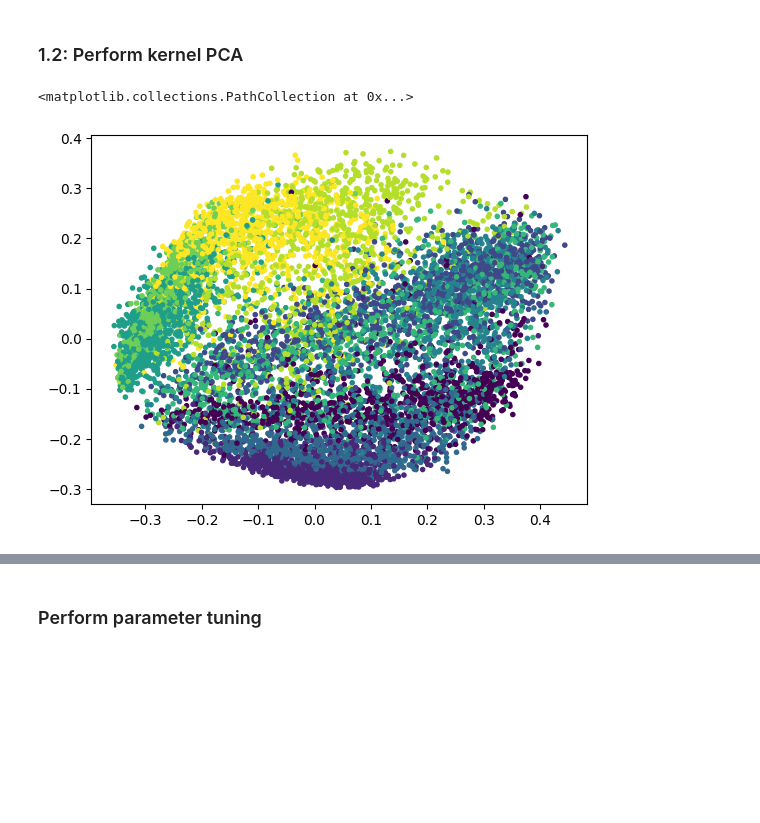
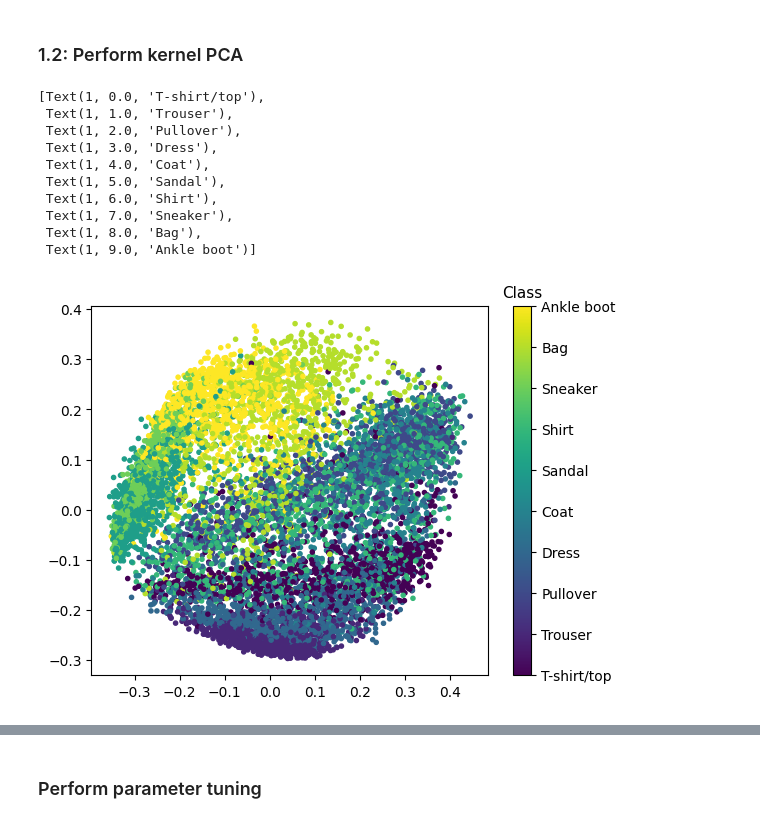
Before and after one commit to LisaDaVinchie/adv-ml_challenge1, a Jupyter notebook: AdvML_Challenge1_v1.ipynb, the cells around one changed output, grey strips where cells are left out. Saved outputs shown, nothing was run; the diff lists cells and outputs as text; code cells hidden in the pictures; blank space fills up the shorter version.

```diff
--- a/AdvML_Challenge1_v1.ipynb
+++ b/AdvML_Challenge1_v1.ipynb
@@ -208,10 +227,23 @@ data_pca_rbf = kernel_pca.fit_transform(train_subset_scaled)
 
 # save_data(data_pca_rbf, "data_pca_rbf.pickle")
 # %%
-plt.scatter(data_pca_rbf[:, 0], data_pca_rbf[:, 1], c = labels_subset, marker='.')
+p = plt.scatter(data_pca_rbf[:, 0], data_pca_rbf[:, 1], c = labels_subset, marker='.')
+
+cb = plt.colorbar(p)
+cb.ax.set_title('Class', fontsize=11)
+cb.ax.set_yticklabels(description.values())
 # %% [output]
-<matplotlib.collections.PathCollection at 0x...>
+[Text(1, 0.0, 'T-shirt/top'),
+ Text(1, 1.0, 'Trouser'),
+ Text(1, 2.0, 'Pullover'),
+ Text(1, 3.0, 'Dress'),
+ Text(1, 4.0, 'Coat'),
+ Text(1, 5.0, 'Sandal'),
+ Text(1, 6.0, 'Shirt'),
+ Text(1, 7.0, 'Sneaker'),
+ Text(1, 8.0, 'Bag'),
+ Text(1, 9.0, 'Ankle boot')]
-[figure, old version]
+[figure, new version]
 # %%
 fig = plt.figure()
 ax = fig.add_subplot(111, projection='3d')
```
Also changed, not shown: parts of 26 cells of this notebook.
